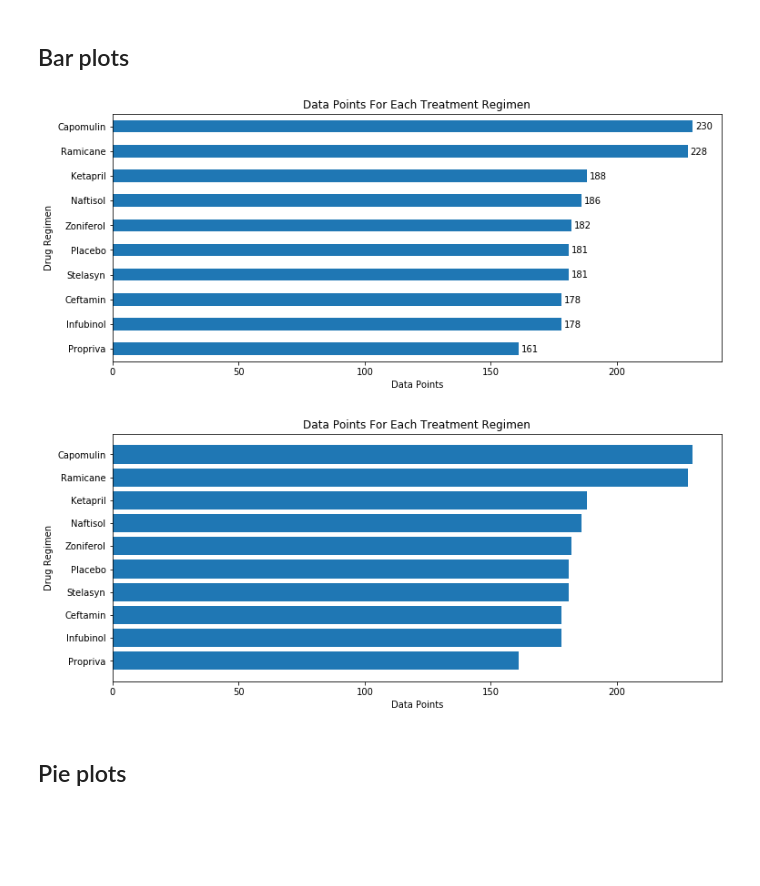
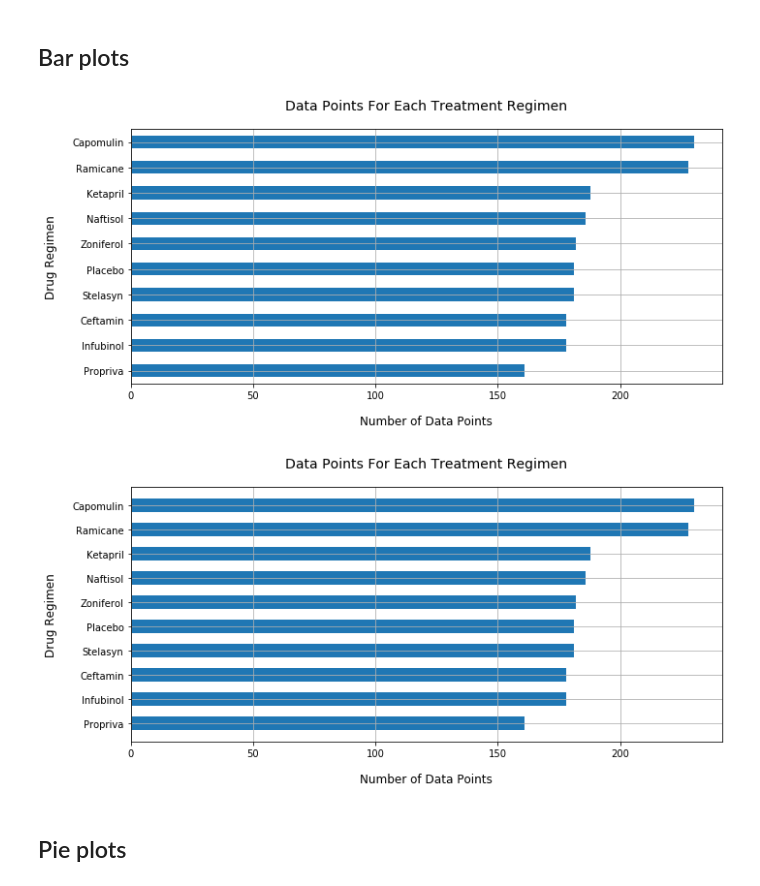
Before and after one commit to anulkar/matplotlib-challenge, a Jupyter notebook: Pymaceuticals/pymaceuticals.ipynb, the cells around one changed output. Drawn from its saved outputs; the diff is of its cells as text; code cells hidden in the pictures; blank space fills up the shorter version.

Commit message:
Clean pymaceuticals notebook with all plots

```diff
--- a/Pymaceuticals/pymaceuticals.ipynb
+++ b/Pymaceuticals/pymaceuticals.ipynb
@@ -67,39 +67,40 @@ tumor_volumes_stats_summary
 # %%
 # Generate a bar plot showing number of data points for each treatment regimen using pandas
 
-# Get the number of data points for each drug regimen
+# Get the number of data points from the grouped drug regimen data frame
 data_points = drug_regimen_tumor_volumes['Mouse ID'].count()
 drug_regimen_data_points = pd.DataFrame({'Data Points': data_points})
+# Sort the data points in descending order for plotting purposes
 drug_regimen_data_points = drug_regimen_data_points.sort_values('Data Points', ascending=False)
 
-# Generate a bar plot using DataFrame.plot()
-data_points_axes = drug_regimen_data_points.plot.barh(figsize=(12,5), legend=False)
-data_points_axes.set_title('Data Points For Each Treatment Regimen')
-data_points_axes.set_xlabel('Data Points')
-data_points_axes.set_ylabel('Drug Regimen')
-index = 0
-for i in data_points_axes.patches:
-    # get_x pulls left or right; get_height pushes up or down
-    data_points_axes.text(i.get_width()+1, i.get_y()+.38, str(drug_regimen_data_points['Data Points'][index]))
-    index += 1
+# Generate a horizontal bar plot using pandas DataFrame.plot()
+data_points_axes = drug_regimen_data_points.plot.barh(figsize=(10,5), legend=False)
+data_points_axes.set_title('Data Points For Each Treatment Regimen', fontsize=14, pad=20)
+data_points_axes.set_xlabel('Number of Data Points', fontsize=12, labelpad=15)
+data_points_axes.set_ylabel('Drug Regimen', fontsize=12, labelpad=15)
+data_points_axes.grid(True)
 data_points_axes.invert_yaxis()
+plt.tight_layout()
+plt.show()
 # %% [output]
-[figure, old version]
+[figure, new version]
 # %%
-# Generate a bar plot showing number of data points for each treatment regimen using pyplot
+## Generate the same horizontal bar plot showing number of data points for each treatment regimen using pyplot
 
 x_axis = np.arange(len(drug_regimen_data_points))
 drug_regimens = drug_regimen_data_points.index.tolist()
-plt.figure(figsize=(12,5))
-plt.barh(x_axis, drug_regimen_data_points['Data Points'])
+plt.figure(figsize=(10,5))
+plt.barh(x_axis, drug_regimen_data_points['Data Points'], height=0.55)
 plt.yticks(x_axis, drug_regimens)
-plt.title('Data Points For Each Treatment Regimen')
-plt.xlabel('Data Points')
-plt.ylabel('Drug Regimen')
+plt.title('Data Points For Each Treatment Regimen', fontsize=14, pad=20)
+plt.xlabel('Number of Data Points', fontsize=12, labelpad=15)
+plt.ylabel('Drug Regimen', fontsize=12, labelpad=15)
 plt.gca().invert_yaxis()
+plt.grid(True)
+plt.tight_layout()
 plt.show()
 # %% [output]
-[figure, old version]
+[figure, new version]
 # %% [markdown]
 ## Pie plots
 # %%
```
Also changed, not shown: parts of 6 cells of this notebook.
